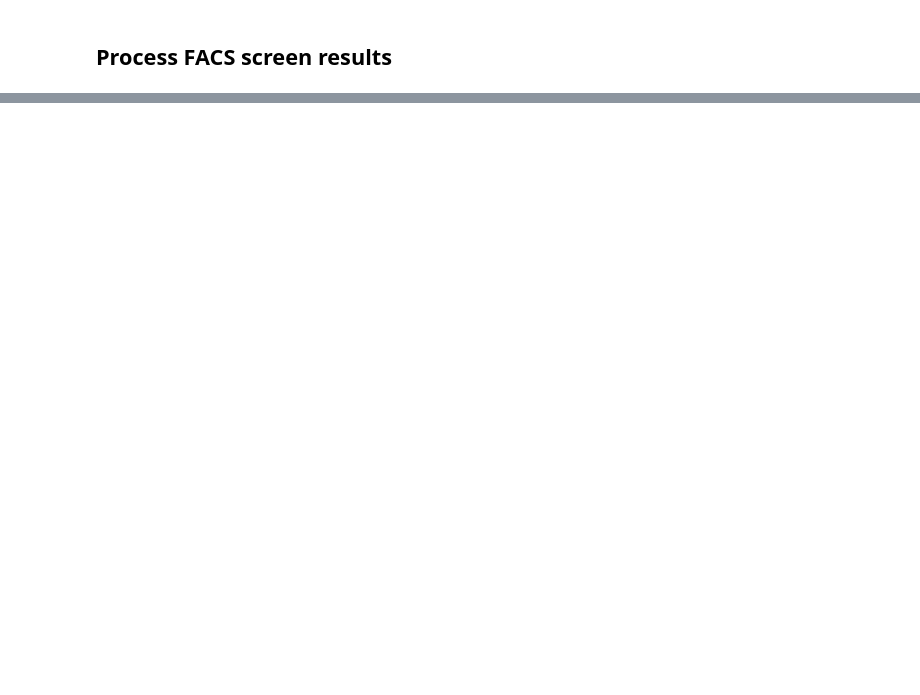
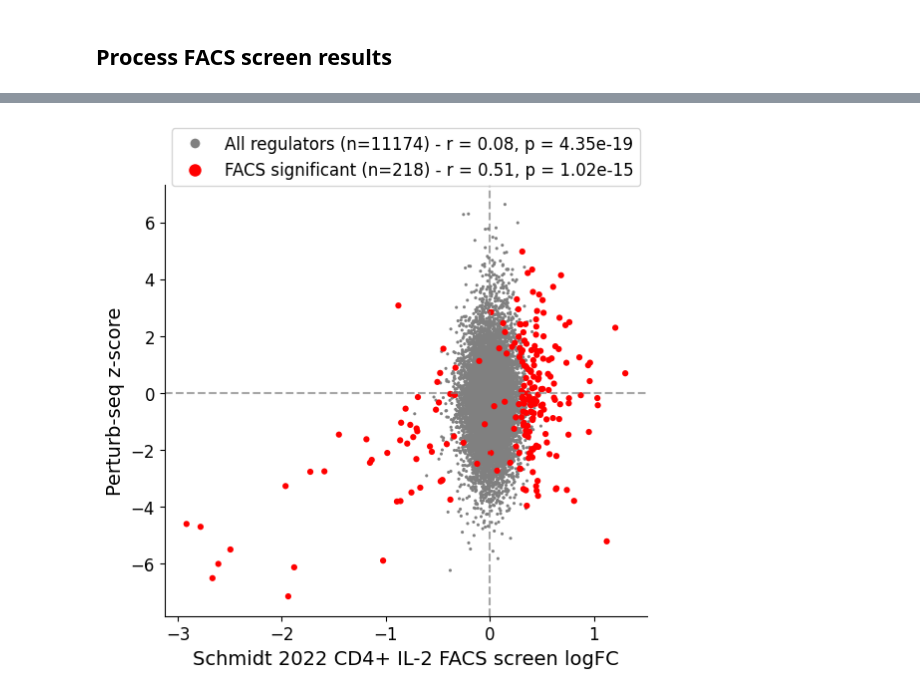
Before and after one commit to emdann/GWT_perturbseq_analysis_2025, a Jupyter notebook: src/3_DE_analysis/FACS_comparison_full.ipynb, the cells around one changed output, grey strips where cells are left out. Saved outputs shown, nothing was run; the diff lists cells and outputs as text; code cells hidden in the pictures; blank space fills up the shorter version.

```diff
--- a/src/3_DE_analysis/FACS_comparison_full.ipynb
+++ b/src/3_DE_analysis/FACS_comparison_full.ipynb
@@ -441,0 +350,53 @@ plt.savefig('./results/FACS_comparison_Stim48hr.png')
+# %%
+pl_df = pd.merge(facs_lfc_all, gwt_zscore, left_index=True, right_index=True)
+#pl_df = pl_df.dropna()
+corr_all, p_value = scipy.stats.pearsonr(pl_df['lfc'], pl_df[target])
+corr_sig, p_value_sig = scipy.stats.pearsonr(pl_df[pl_df.fdr<0.05]['lfc'], pl_df[pl_df.fdr<0.05][target])
+# %%
+fig, ax = plt.subplots(figsize=(6, 6))
+
+# Add dotted lines at x=0 and y=0
+ax.axhline(y=0, color='gray', linestyle='--', alpha=0.7, linewidth=1.5)
+ax.axvline(x=0, color='gray', linestyle='--', alpha=0.7, linewidth=1.5)
+
+# Plot non-significant points first
+sns.scatterplot(data=pl_df,
+                x='lfc', y=target,
+                color='gray', edgecolor='none', s=5,
+                label=f'All regulators (n={len(pl_df)}) - r = {corr_all:.2f}, p = {p_value:.2e}',
+                ax=ax)
+
+# Plot significant points on top with different color
+sns.scatterplot(data=pl_df[pl_df.fdr<0.05],
+                x='lfc', y=target,
+                color='red', edgecolor='none', s=20,
+                label=f'FACS significant (n={pl_df[pl_df.fdr<0.05]}) - r = {corr_sig:.2f}, p = {p_value_sig:.2e}' if not np.isnan(corr_sig) else 'Significant genes: insufficient data',
+                ax=ax)
+
+# Set axis labels with dataset information
+ax.set_xlabel(f'Schmidt 2022 CD4+ IL-2 FACS screen logFC', fontsize=14)
+ax.set_ylabel(f'Perturb-seq z-score', fontsize=14)
+# Create legend with correlation information
+legend_text = [
+    f'All regulators (n={len(pl_df)}) - r = {corr_all:.2f}, p = {p_value:.2e}',
+    f'FACS significant (n={len(pl_df[pl_df.fdr<0.05])}) - r = {corr_sig:.2f}, p = {p_value_sig:.2e}' if not np.isnan(corr_sig) else 'Significant genes: insufficient data'
+]
+
+# Create custom legend
+from matplotlib.lines import Line2D
+legend_elements = [
+    Line2D([0], [0], marker='o', color='w', markerfacecolor='gray', markersize=8, label=legend_text[0]),
+    Line2D([0], [0], marker='o', color='w', markerfacecolor='red', markersize=10, label=legend_text[1])
+]
+
+# Add legend outside the plot
+ax.legend(handles=legend_elements, loc='upper center', bbox_to_anchor=(0.5, 1.15), fontsize=12)
+# Increase tick label font size
+ax.tick_params(axis='both', which='major', labelsize=12)
+
+sns.despine()
+
+plt.tight_layout()
+#plt.savefig('results/example_schmidt2022IL2.png')
+# %% [output]
+[figure, added]
```
Also changed, not shown: parts of 28 cells of this notebook, 32 other files.
